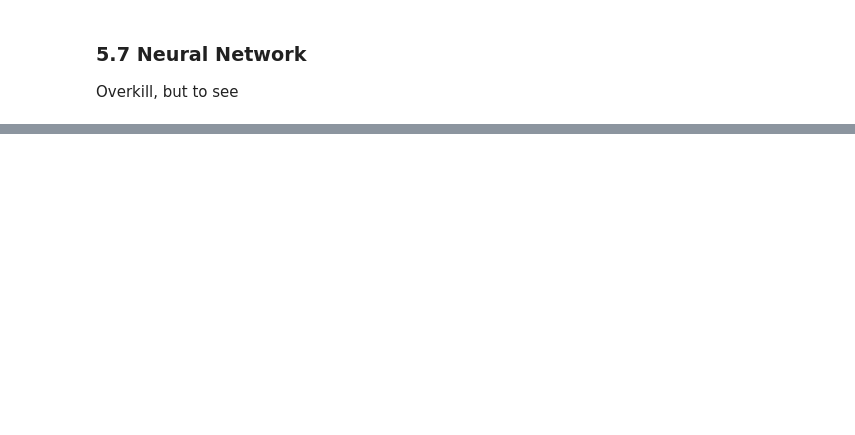
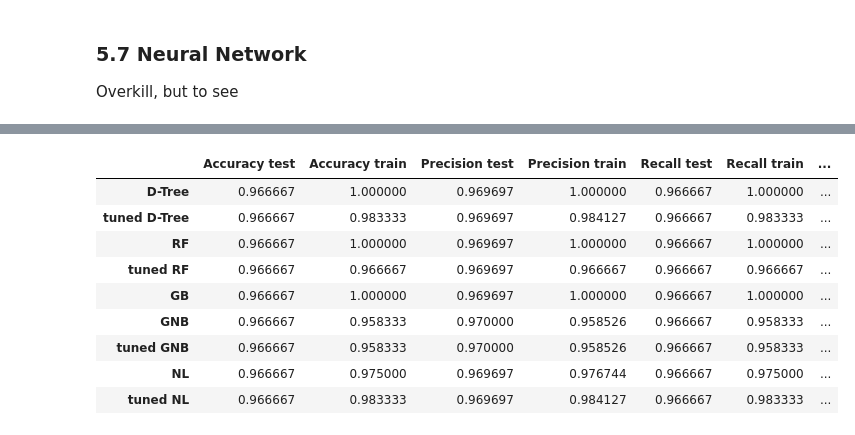
Before and after one commit to jhoang3/iris, a Jupyter notebook: iris.ipynb, the cells around one changed output, grey strips where cells are left out. Drawn from its saved outputs; the diff is of its cells as text; code cells hidden in the pictures; blank space fills up the shorter version.

```diff
--- a/iris.ipynb
+++ b/iris.ipynb
@@ -723,0 +732,17 @@ NameError: name 'RandomizedSearchCV' is not defined
+# %%
+evals_t = evals.transpose()
+remove_models = evals_t[evals_t['Accuracy test'] < .96].index
+remove_models
+top = evals_t.drop(remove_models)
+top
+# %% [output]
+|  | Accuracy test | Accuracy train | Precision test | Precision train | Recall test | Recall train | ... |
+| D-Tree | 0.966667 | 1.000000 | 0.969697 | 1.000000 | 0.966667 | 1.000000 | ... |
+| tuned D-Tree | 0.966667 | 0.983333 | 0.969697 | 0.984127 | 0.966667 | 0.983333 | ... |
+| RF | 0.966667 | 1.000000 | 0.969697 | 1.000000 | 0.966667 | 1.000000 | ... |
+| tuned RF | 0.966667 | 0.966667 | 0.969697 | 0.966667 | 0.966667 | 0.966667 | ... |
+| GB | 0.966667 | 1.000000 | 0.969697 | 1.000000 | 0.966667 | 1.000000 | ... |
+| GNB | 0.966667 | 0.958333 | 0.970000 | 0.958526 | 0.966667 | 0.958333 | ... |
+| tuned GNB | 0.966667 | 0.958333 | 0.970000 | 0.958526 | 0.966667 | 0.958333 | ... |
+| NL | 0.966667 | 0.975000 | 0.969697 | 0.976744 | 0.966667 | 0.975000 | ... |
+| tuned NL | 0.966667 | 0.983333 | 0.969697 | 0.984127 | 0.966667 | 0.983333 | ... |
```
Also changed, not shown: parts of 17 cells of this notebook, 1 other file.
